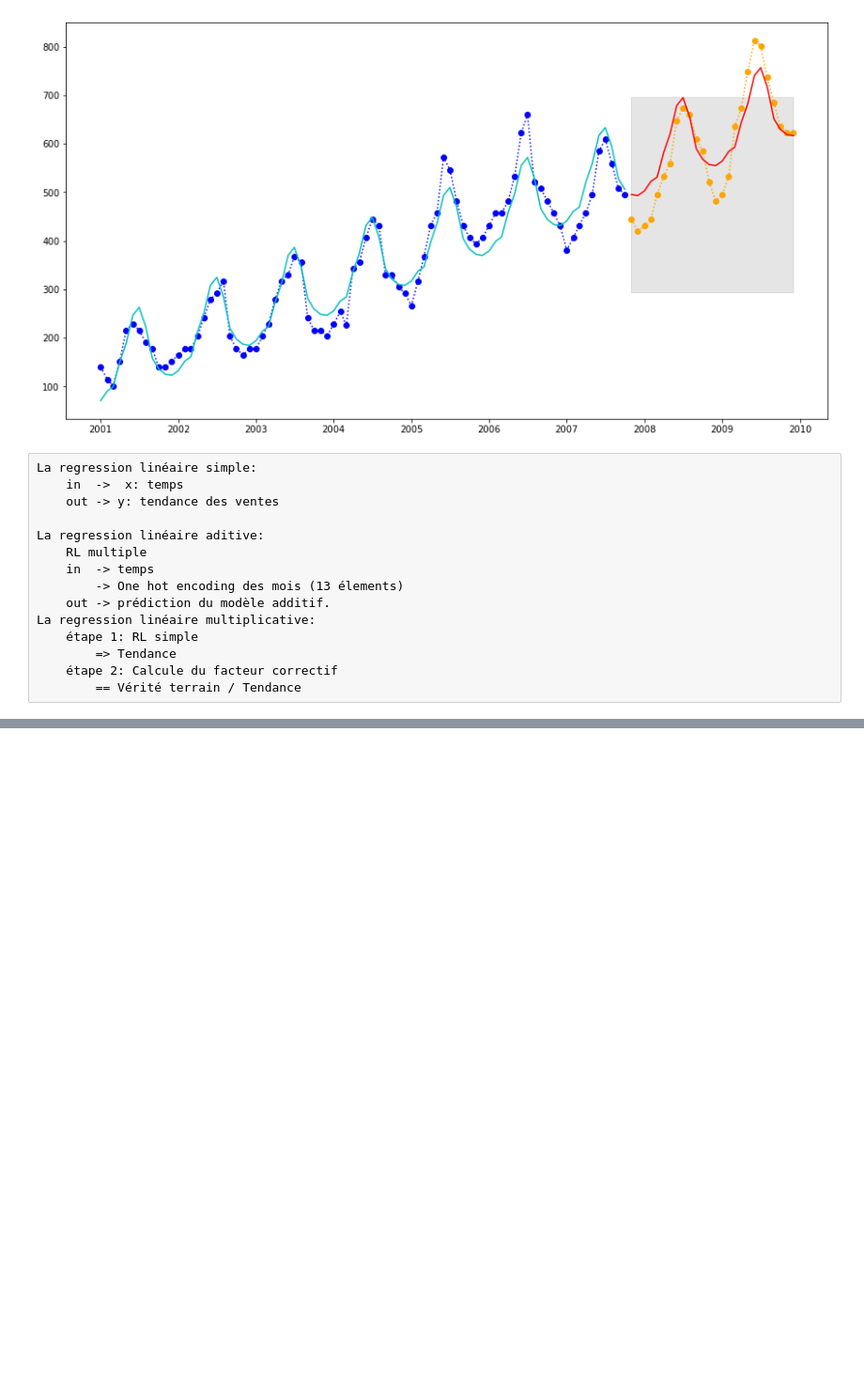
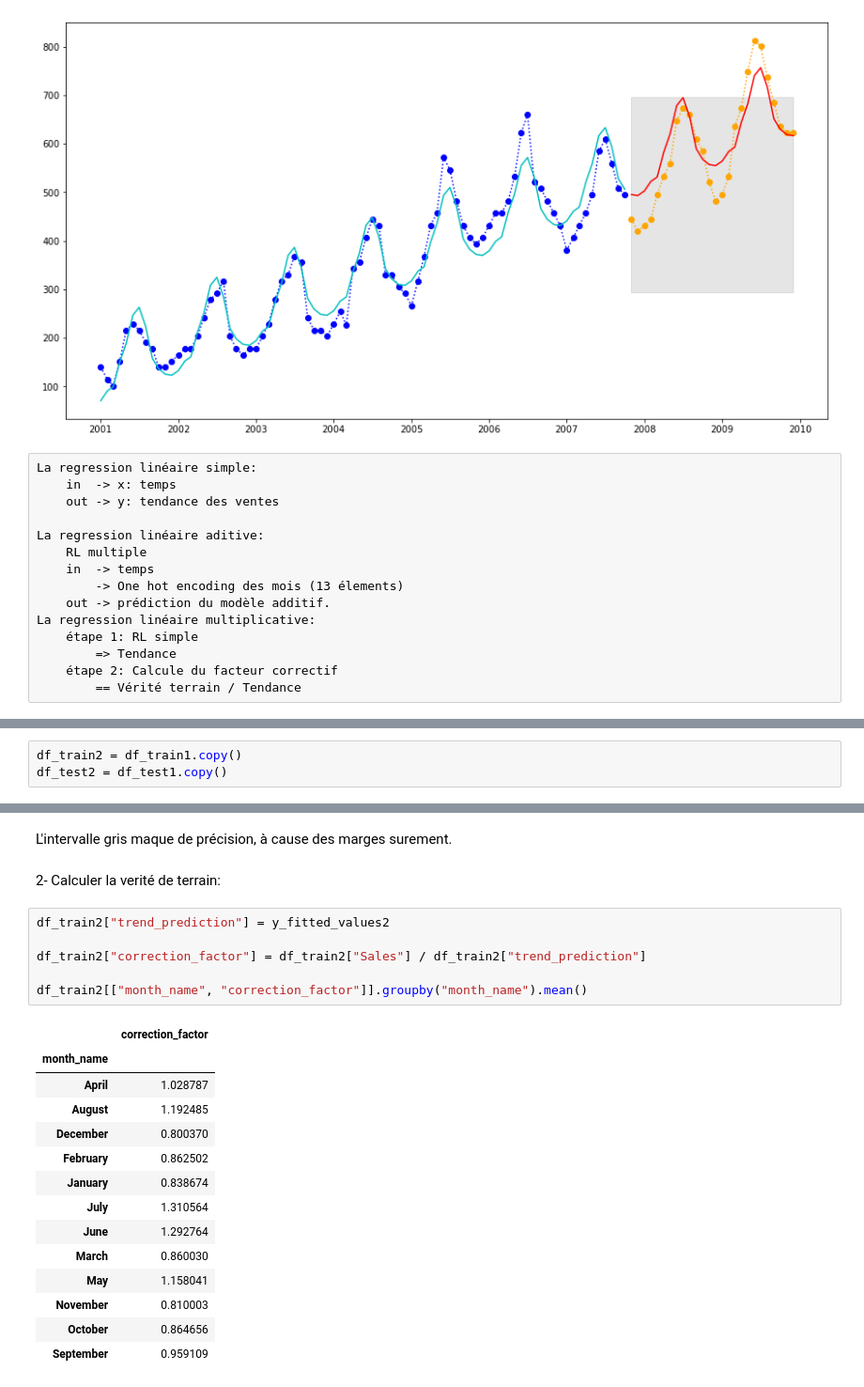
Before and after one commit to GregHHH/Python, a Jupyter notebook: computer_science/21.11.18/cours_python_journee_3.ipynb, the cells around one changed output, grey strips where cells are left out. Shown at 94% size. Drawn from its saved outputs; the diff is of its cells as text; blank space fills up the shorter version.

```diff
--- a/computer_science/21.11.18/cours_python_journee_3.ipynb
+++ b/computer_science/21.11.18/cours_python_journee_3.ipynb
@@ -232,0 +237,3 @@ La regression linéaire multiplicative:
+# %%
+df_train2 = df_train1.copy()
+df_test2 = df_test1.copy()
@@ -232,0 +277,25 @@ La regression linéaire multiplicative:
+# %% [markdown]
+L'intervalle gris maque de précision, à cause des marges surement.
+# %% [markdown]
+2- Calculer la verité de terrain:
+# %%
+df_train2["trend_prediction"] = y_fitted_values2
+
+df_train2["correction_factor"] = df_train2["Sales"] / df_train2["trend_prediction"]
+
+df_train2[["month_name", "correction_factor"]].groupby("month_name").mean()
+# %% [output]
+|  | correction_factor |
+| month_name |  |
+| April | 1.028787 |
+| August | 1.192485 |
+| December | 0.800370 |
+| February | 0.862502 |
+| January | 0.838674 |
+| July | 1.310564 |
+| June | 1.292764 |
+| March | 0.860030 |
+| May | 1.158041 |
+| November | 0.810003 |
+| October | 0.864656 |
+| September | 0.959109 |
```
Also changed, not shown: parts of 7 cells of this notebook, 7 other files.
